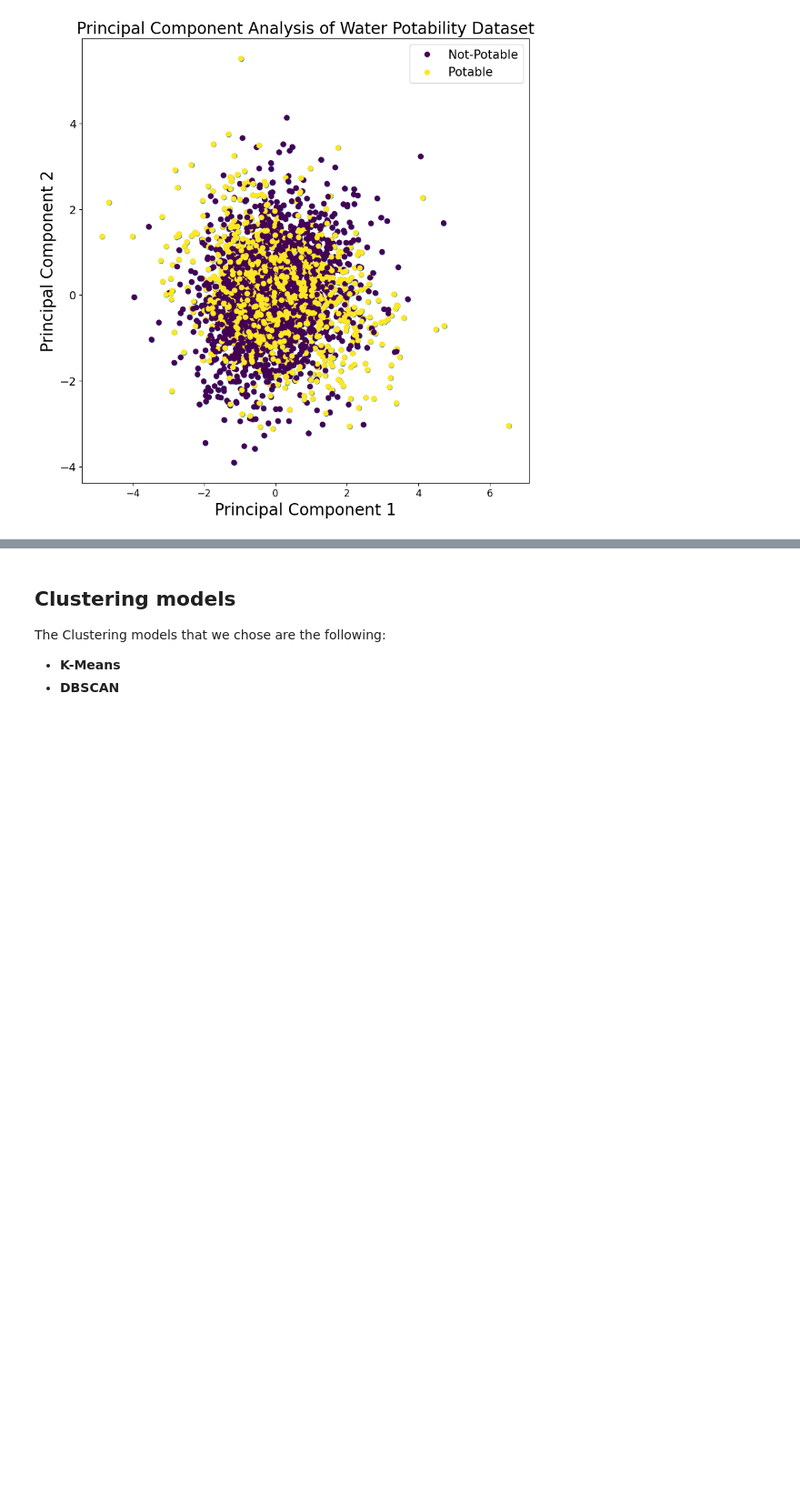
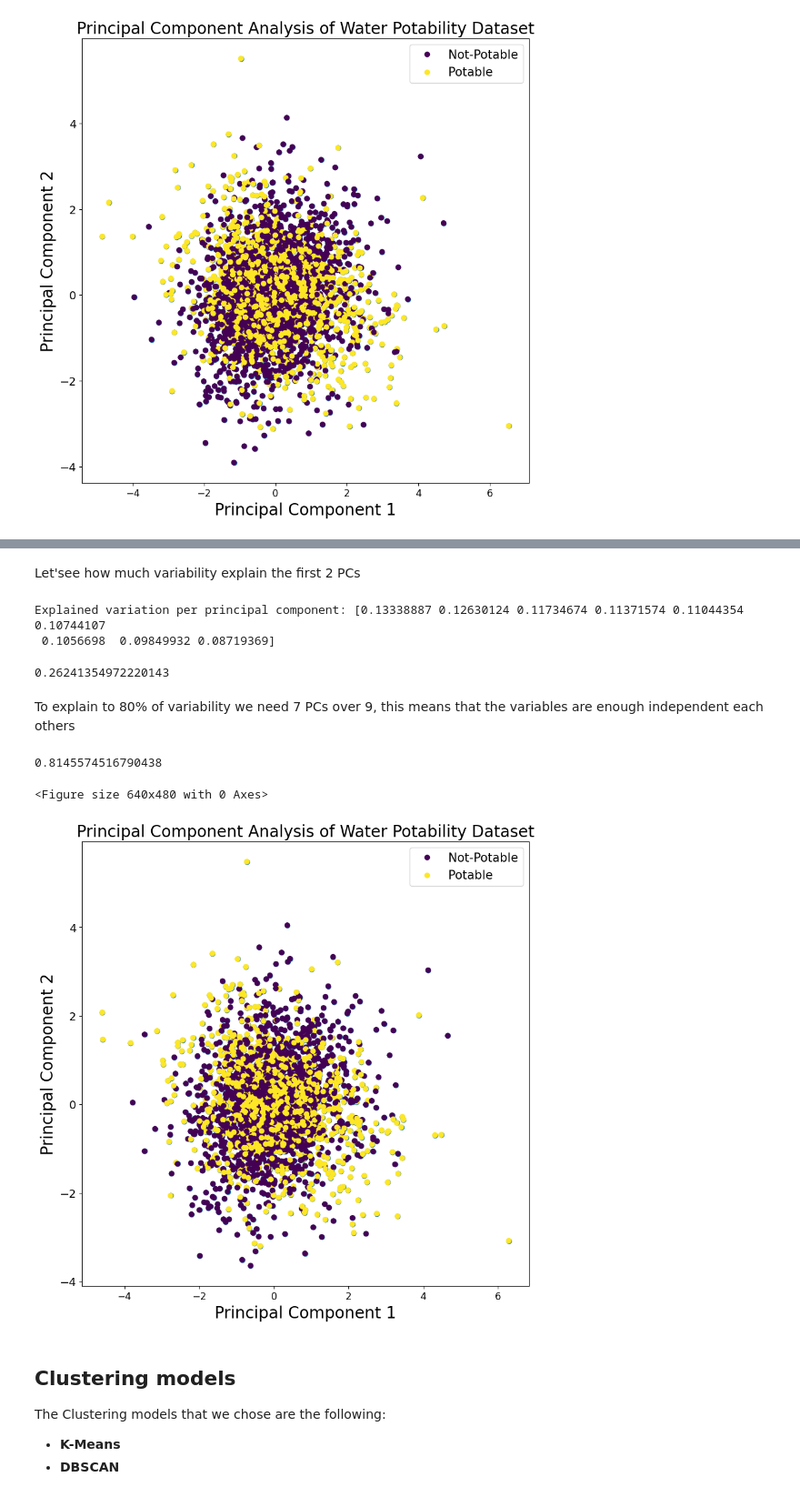
Before and after one commit to opon13/Drinking-water-potability-analysis-in-Python, a Jupyter notebook: Model-building phase.ipynb, the cells around one changed output, grey strips where cells are left out. Shown: that part at 91% size. Drawn from its saved outputs; the diff is of its cells as text; code cells hidden in the pictures; blank space fills up the shorter version.

```diff
--- a/Model-building phase.ipynb
+++ b/Model-building phase.ipynb
@@ -771,3 +786,50 @@ plt.show()
+# %%
+# Applying PCA function
+pca = PCA(n_components = 9)
+df_w50_pca = pca.fit_transform(df_w50)
+
+explained_variance_w50 = pca.explained_variance_ratio_
+# %%
+pca_df_w50 = pd.DataFrame(data = df_w50_pca,
+                           columns = ['PC1', 'PC2','PC3','PC4','PC5','PC6','PC7','PC8','PC9']
+                          )
+# %% [markdown]
+Let'see how much variability explain the first 2 PCs
+# %%
+print('Explained variation per principal component: {}'.format(explained_variance))
+# %% [output]
+Explained variation per principal component: [0.13338887 0.12630124 0.11734674 0.11371574 0.11044354 0.10744107
+ 0.1056698  0.09849932 0.08719369]
+# %%
+sum(explained_variance_w50[0:2])
+# %% [output]
+0.26241354972220143
+# %% [markdown]
+To explain to 80% of variability we need 7 PCs over 9, this means that the variables are enough independent each others
+# %%
+sum(explained_variance_w50[0:7])
+# %% [output]
+0.8145574516790438
+# %%
+plt.figure()
+plt.figure(figsize=(10,10))
+plt.xticks(fontsize=12)
+plt.yticks(fontsize=14)
+plt.xlabel('Principal Component 1',fontsize=20)
+plt.ylabel('Principal Component 2',fontsize=20)
+plt.scatter(x=pca_df_w50['PC1'],y=pca_df_w50['PC2'])
+plt.title("Principal Component Analysis of Water Potability Dataset",fontsize=20)
+
+
+plot=plt.scatter(x=pca_df_w50[ 'PC1'],
+            y=pca_df_w50[ 'PC2'],
+            c = y_w50)
+
+plt.legend(plot.legend_elements()[0], ['Not-Potable','Potable'],prop={'size': 15})
+plt.show()
+# %% [output]
+<Figure size 640x480 with 0 Axes>
+[figure, added]
 # %% [markdown]
 ## Clustering models
 The Clustering models that we chose are the following:
```
Also changed, not shown: parts of 13 cells of this notebook.
